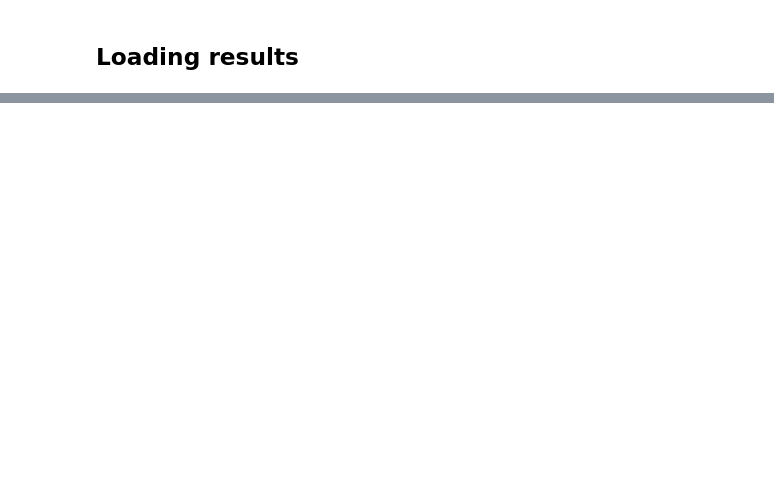
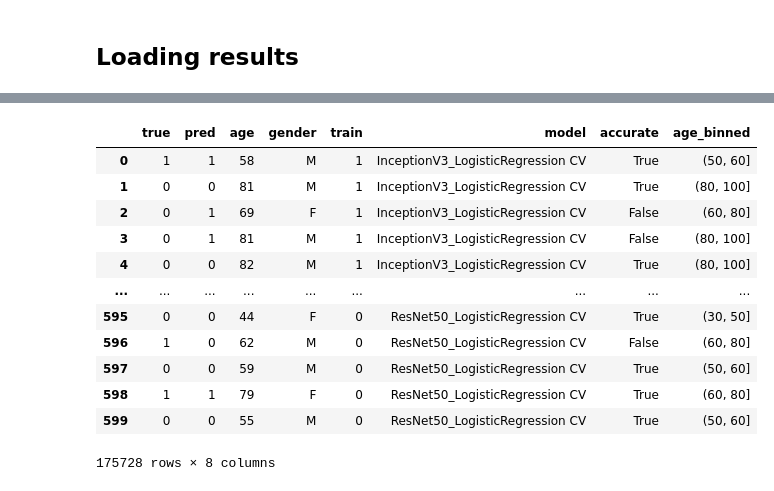
Before and after one commit to chinmaymokashicm/bmi_6331, a Jupyter notebook: data_challenge/task_1.ipynb, the cells around one changed output, grey strips where cells are left out. Saved outputs shown, nothing was run; the diff lists cells and outputs as text; code cells hidden in the pictures; blank space fills up the shorter version.

```diff
--- a/data_challenge/task_1.ipynb
+++ b/data_challenge/task_1.ipynb
@@ -153,0 +279,16 @@ fig.savefig("all_roc.png")
+# %%
+df_group
+# %% [output]
+|  | true | pred | age | gender | train | model | accurate | age_binned |
+| 0 | 1 | 1 | 58 | M | 1 | InceptionV3_LogisticRegression CV | True | (50, 60] |
+| 1 | 0 | 0 | 81 | M | 1 | InceptionV3_LogisticRegression CV | True | (80, 100] |
+| 2 | 0 | 1 | 69 | F | 1 | InceptionV3_LogisticRegression CV | False | (60, 80] |
+| 3 | 0 | 1 | 81 | M | 1 | InceptionV3_LogisticRegression CV | False | (80, 100] |
+| 4 | 0 | 0 | 82 | M | 1 | InceptionV3_LogisticRegression CV | True | (80, 100] |
+| ... | ... | ... | ... | ... | ... | ... | ... | ... |
+| 595 | 0 | 0 | 44 | F | 0 | ResNet50_LogisticRegression CV | True | (30, 50] |
+| 596 | 1 | 0 | 62 | M | 0 | ResNet50_LogisticRegression CV | False | (60, 80] |
+| 597 | 0 | 0 | 59 | M | 0 | ResNet50_LogisticRegression CV | True | (50, 60] |
+| 598 | 1 | 1 | 79 | F | 0 | ResNet50_LogisticRegression CV | True | (60, 80] |
+| 599 | 0 | 0 | 55 | M | 0 | ResNet50_LogisticRegression CV | True | (50, 60] |
+175728 rows × 8 columns
```
Also changed, not shown: parts of 22 cells of this notebook.
